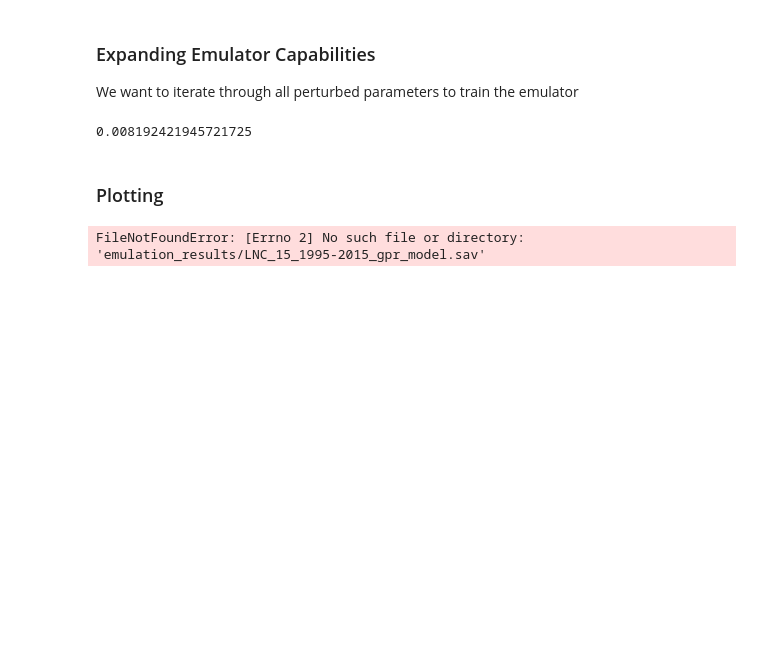
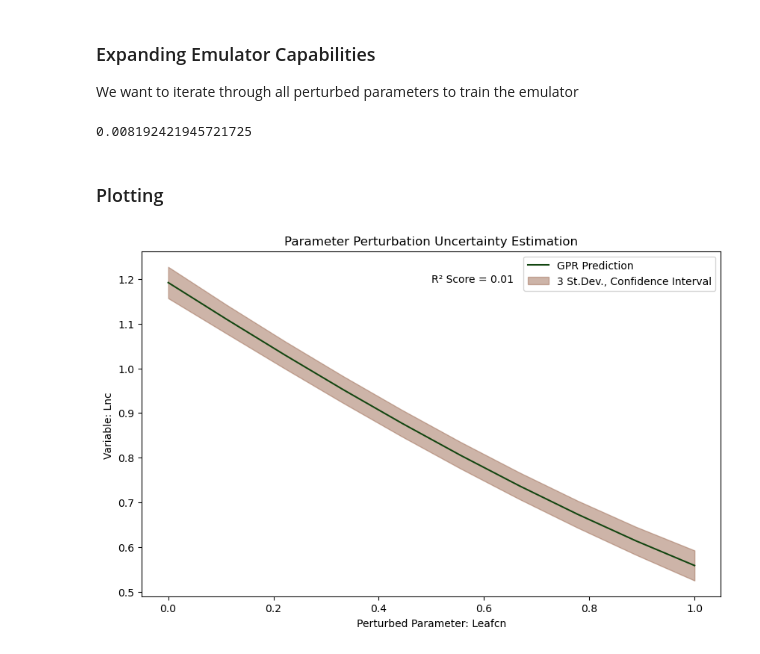
Before and after one commit to GaiaFuture/Prototype, a Jupyter notebook: expanding_var_cluster_timeline.ipynb, the cells around one changed output. Saved outputs shown, nothing was run; the diff lists cells and outputs as text; code cells hidden in the pictures; blank space fills up the shorter version.

```diff
--- a/expanding_var_cluster_timeline.ipynb
+++ b/expanding_var_cluster_timeline.ipynb
@@ -396,5 +406,5 @@ def read_n_wrangle2(param, var, time_selection):
     return params, var_avg, param_name, var_name
 # %%
 # this takes about 2 minutes to run
-param2, var2, param_name, var_name = read_n_wrangle2("leafcn","LNC", time_selection = '1995-2015')
+param_test, var_test, param_name, var_name = read_n_wrangle2("leafcn","LNC", time_selection = '1995-2015')
 # %%
@@ -422,4 +432,4 @@ Dimensions without coordinates: ens
 **The var dim post wrangling is ens.**
 # %%
 # this takes about 2 minutes to run
-param, var, param_name, var_name = read_n_wrangle("leafcn","LNC")
+param_og, var_og, param_name_og, var_name_og = read_n_wrangle("leafcn","LNC")
@@ -454,4 +448,4 @@ plt.plot(var,var2,'.')
 [<matplotlib.lines.Line2D at 0x...>]
 [figure]
 # %%
-gpr_model, y_pred, y_std, y_test, X_test, r2_emulator = train_emulator(param2, var2)
+gpr_model, y_pred, y_std, y_test, X_test, r2_emulator = train_emulator(param_test, var_test)
@@ -512,7 +539,7 @@ def train_emulator2(param, var, var_name, time_selection):
 
     return results_dict
 # %%
-results_dict = train_emulator2(param2, var2, var_name, '1995-2015')
+results_dict = train_emulator2(param_test, var_test, var_name, '1995-2015')
 # %%
 # Access the results for plotting
 for param_name in param_names_dict.keys():
@@ -604,4 +562,2 @@ def plot_emulator2(var_name, param_name, param_names_dict, time_selection):
 # %%
 plot_emulator2(var_name, param_name, param_names_dict, '1995-2015')
-# %% [output]
-FileNotFoundError: [Errno 2] No such file or directory: 'emulation_results/LNC_15_1995-2015_gpr_model.sav'
@@ -655,3 +564,7 @@ def plot_FAST_accuracy(gpr_model, r2_emulator, y_test, y_pred, y_std):
+# %%
+plot_emulator(gpr_model, y_test, r2_emulator)
+# %% [output]
+[figure, added]
 # %%
 plot_FAST_accuracy(gpr_model, r2_emulator, y_test, y_pred, y_std)
 # %% [output]
```
Also changed, not shown: parts of 18 cells of this notebook, 4 other files.
